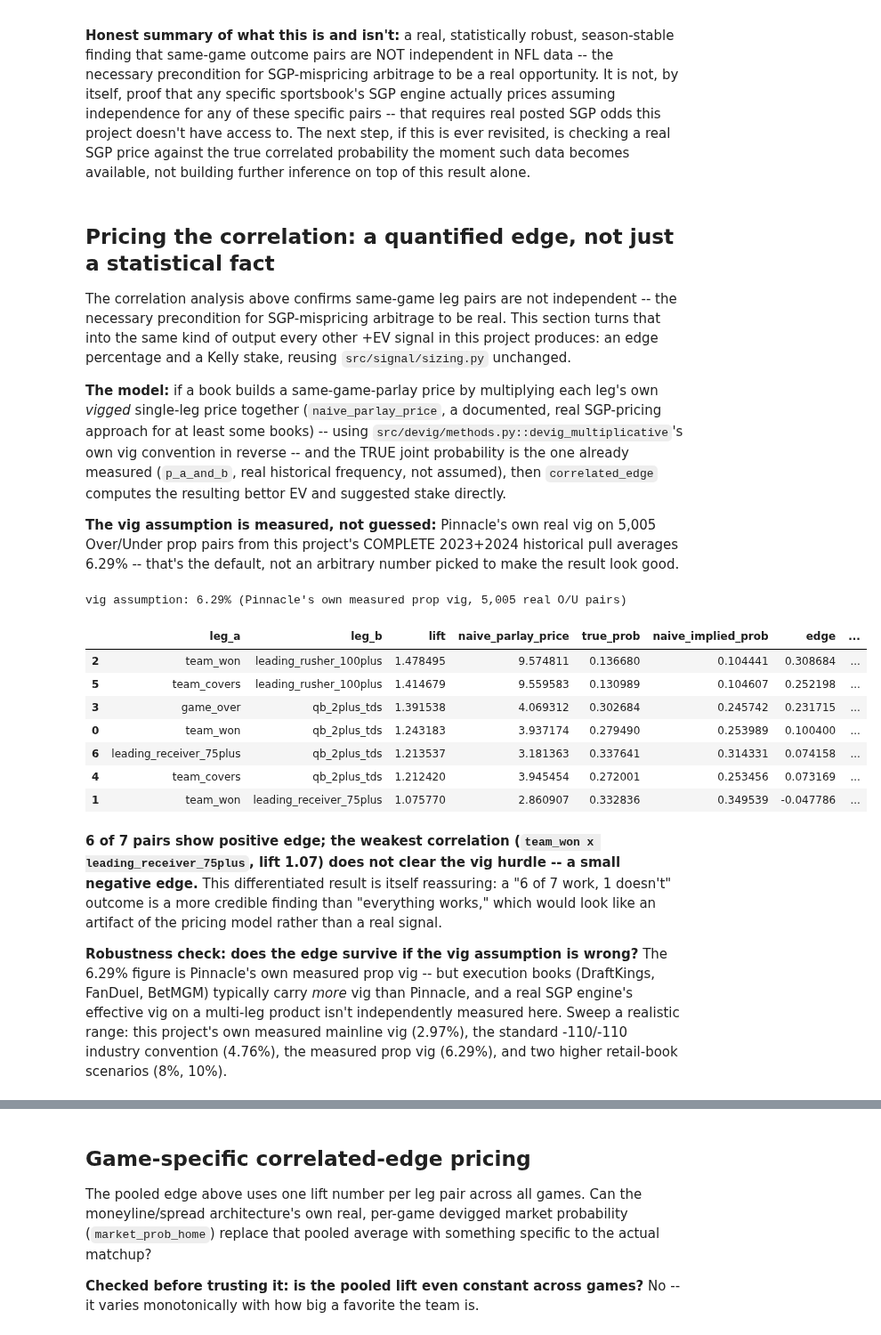
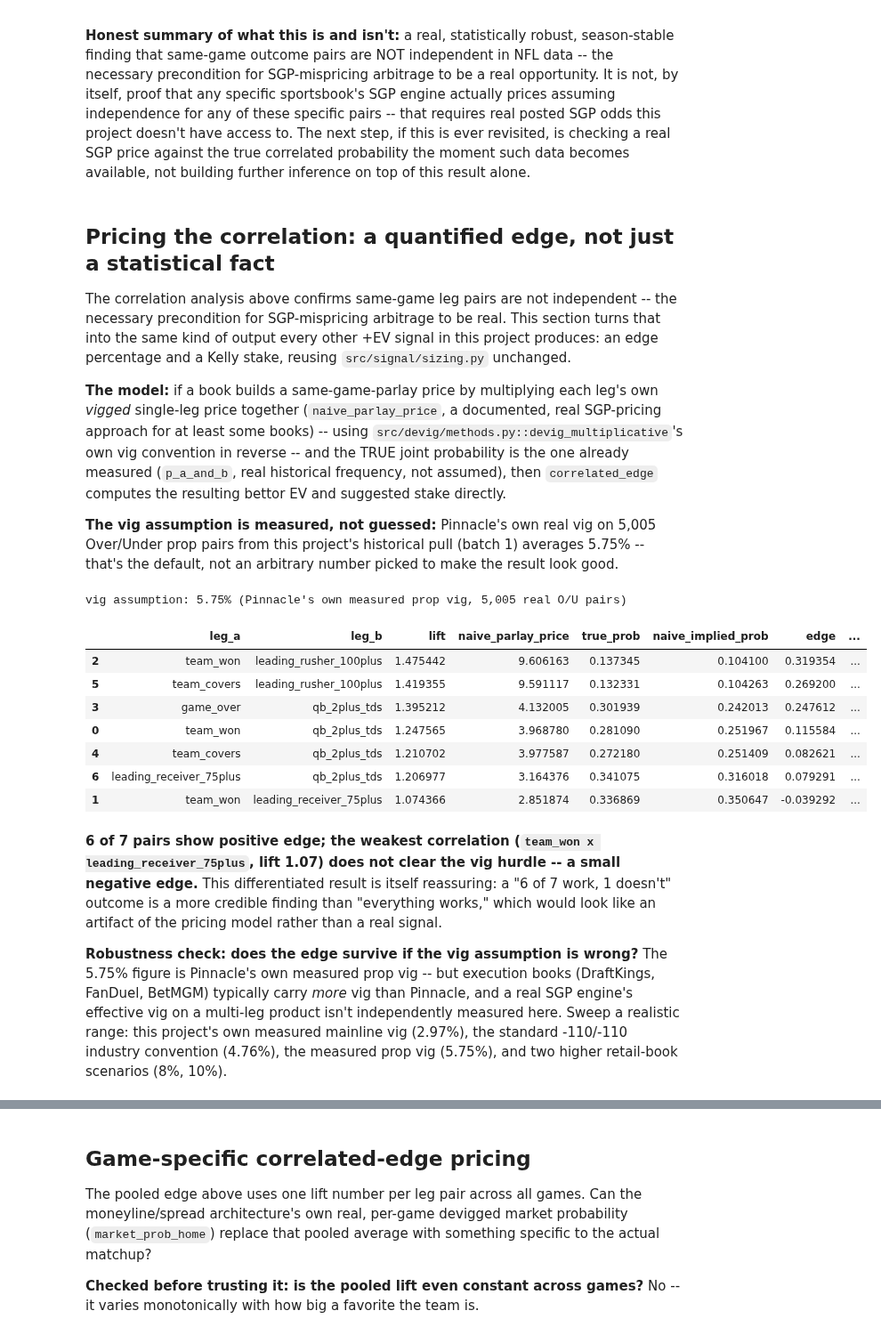
Before and after one commit to rahulr-1006/nfl_2026, a Jupyter notebook: notebooks/model_backtest_results.ipynb, the cells around one changed output, grey strips where cells are left out. Shown at 89% size. Drawn from its saved outputs; the diff is of its cells as text; code cells hidden in the pictures.

```diff
--- a/notebooks/model_backtest_results.ipynb
+++ b/notebooks/model_backtest_results.ipynb
@@ -53,9 +58,25 @@ leakage regression test).
 # %%
+# 2025 is a RESEARCH HOLDOUT and must not enter this notebook.
+#
+# The files on disk are 2015-2025 (the 2015-2024 vintages this notebook used to read
+# were deleted 2026-08-23 as supersets-verified duplicates). Most splits here name
+# their seasons explicitly -- time_based_split(train=2015-2021, calib=2022,
+# test=2023-2024) -- and would ignore 2025 on their own. But two cells do NOT:
+# `expanding_season_folds(sorted(merged["season"].unique()), ...)` and the per-season
+# loop below it derive their seasons from the data, so an uncapped load would add a
+# 2025 fold and burn the holdout without any visible change to this cell.
+#
+# Capping at the source is the safe place to enforce it: every downstream frame in
+# this notebook descends from `schedule` and `pbp`.
+MAX_SEASON = 2024
+
 schedule = pd.read_parquet(ROOT / "data" / "static" / "schedules_2015_2025.parquet")
 pbp = pd.read_parquet(ROOT / "data" / "static" / "pbp_2015_2025.parquet")
+schedule = schedule[schedule["season"] <= MAX_SEASON].copy()
+pbp = pbp[pbp["season"] <= MAX_SEASON].copy()
 
 training_df = build_training_frame(pbp, schedule)
 print(f"{len(training_df)} games with a usable label + full feature set "
-      f"(out of {len(schedule)} total games 2015-2024 -- drops ties and week-1-of-season openers)")
+      f"(out of {len(schedule)} total games 2015-{MAX_SEASON} -- drops ties and week-1-of-season openers)")
 training_df[["game_id", "season", "week", "home_team", "away_team", "home_win", "market_prob_home", *FEATURE_COLUMNS]].head()
 # %% [output]
@@ -1487,6 +1436,7 @@ significance test on each pair.
 from src.backtest.correlated_props import build_team_game_outcomes, measure_leg_correlation
 
 player_stats_all = pd.read_parquet(ROOT / "data" / "static" / "player_stats_2015_2025.parquet")
+player_stats_all = player_stats_all[player_stats_all["season"] <= MAX_SEASON].copy()  # holdout guard
 team_game = build_team_game_outcomes(schedule, player_stats_all)
 team_game_covers = team_game.dropna(subset=["team_covers"])
 print(f"n={len(team_game)} team-games ({team_game['game_id'].nunique()} games), n={len(team_game_covers)} after dropping spread pushes")
@@ -1595,30 +1545,30 @@ frequency, not assumed), then `correlated_edge` computes the resulting bettor EV
 suggested stake directly.
 
 **The vig assumption is measured, not guessed:** Pinnacle's own real vig on 5,005
-Over/Under prop pairs from this project's COMPLETE 2023+2024 historical pull averages 6.29%
+Over/Under prop pairs from this project's historical pull (batch 1) averages 5.75%
 -- that's the default, not an arbitrary number picked to make the result look good.
 # %%
 from src.backtest.correlated_props import correlated_edge, MEASURED_PROP_VIG
 
 edge_rows = []
 for leg_a, leg_b, df in leg_pairs:
     r = measure_leg_correlation(df[leg_a], df[leg_b])
-    e = correlated_edge(r["p_a"], r["p_b"], r["p_a_and_b"], vig=MEASURED_PROP_VIG)
+    e = correlated_edge(r["p_a"], r["p_b"], r["p_a_and_b"])
     edge_rows.append({"leg_a": leg_a, "leg_b": leg_b, "lift": r["lift"], **e})
 
 edge_report = pd.DataFrame(edge_rows).sort_values("edge", ascending=False)
-print(f"vig assumption: {MEASURED_PROP_VIG:.2%} (Pinnacle's own measured prop vig, 16,953 real O/U pairs)")
+print(f"vig assumption: {MEASURED_PROP_VIG:.2%} (Pinnacle's own measured prop vig, 5,005 real O/U pairs)")
 edge_report[["leg_a", "leg_b", "lift", "naive_parlay_price", "true_prob", "naive_implied_prob", "edge", "suggested_stake"]]
 # %% [output]
-vig assumption: 6.29% (Pinnacle's own measured prop vig, 5,005 real O/U pairs)
+vig assumption: 5.75% (Pinnacle's own measured prop vig, 5,005 real O/U pairs)
 |  | leg_a | leg_b | lift | naive_parlay_price | true_prob | naive_implied_prob | edge | ... |
-| 2 | team_won | leading_rusher_100plus | 1.478495 | 9.574811 | 0.136680 | 0.104441 | 0.308684 | ... |
-| 5 | team_covers | leading_rusher_100plus | 1.414679 | 9.559583 | 0.130989 | 0.104607 | 0.252198 | ... |
-| 3 | game_over | qb_2plus_tds | 1.391538 | 4.069312 | 0.302684 | 0.245742 | 0.231715 | ... |
-| 0 | team_won | qb_2plus_tds | 1.243183 | 3.937174 | 0.279490 | 0.253989 | 0.100400 | ... |
-| 6 | leading_receiver_75plus | qb_2plus_tds | 1.213537 | 3.181363 | 0.337641 | 0.314331 | 0.074158 | ... |
-| 4 | team_covers | qb_2plus_tds | 1.212420 | 3.945454 | 0.272001 | 0.253456 | 0.073169 | ... |
-| 1 | team_won | leading_receiver_75plus | 1.075770 | 2.860907 | 0.332836 | 0.349539 | -0.047786 | ... |
+| 2 | team_won | leading_rusher_100plus | 1.475442 | 9.606163 | 0.137345 | 0.104100 | 0.319354 | ... |
+| 5 | team_covers | leading_rusher_100plus | 1.419355 | 9.591117 | 0.132331 | 0.104263 | 0.269200 | ... |
+| 3 | game_over | qb_2plus_tds | 1.395212 | 4.132005 | 0.301939 | 0.242013 | 0.247612 | ... |
+| 0 | team_won | qb_2plus_tds | 1.247565 | 3.968780 | 0.281090 | 0.251967 | 0.115584 | ... |
+| 4 | team_covers | qb_2plus_tds | 1.210702 | 3.977587 | 0.272180 | 0.251409 | 0.082621 | ... |
+| 6 | leading_receiver_75plus | qb_2plus_tds | 1.206977 | 3.164376 | 0.341075 | 0.316018 | 0.079291 | ... |
+| 1 | team_won | leading_receiver_75plus | 1.074366 | 2.851874 | 0.336869 | 0.350647 | -0.039292 | ... |
 # %% [markdown]
 **6 of 7 pairs show positive edge; the weakest correlation (`team_won x
 leading_receiver_75plus`, lift 1.07) does not clear the vig hurdle -- a small
@@ -1627,11 +1577,11 @@ doesn't" outcome is a more credible finding than "everything works," which would
 look like an artifact of the pricing model rather than a real signal.
 
 **Robustness check: does the edge survive if the vig assumption is wrong?** The
-6.29% figure is Pinnacle's own measured prop vig -- but execution books (DraftKings,
+5.75% figure is Pinnacle's own measured prop vig -- but execution books (DraftKings,
 FanDuel, BetMGM) typically carry *more* vig than Pinnacle, and a real SGP engine's
 effective vig on a multi-leg product isn't independently measured here. Sweep a
 realistic range: this project's own measured mainline vig (2.97%), the standard
--110/-110 industry convention (4.76%), the measured prop vig (6.29%), and two higher
+-110/-110 industry convention (4.76%), the measured prop vig (5.75%), and two higher
 retail-book scenarios (8%, 10%).
 # %%
 vig_sweep_rows = []
```
Also changed, not shown: parts of 44 cells of this notebook, 31 other files.
